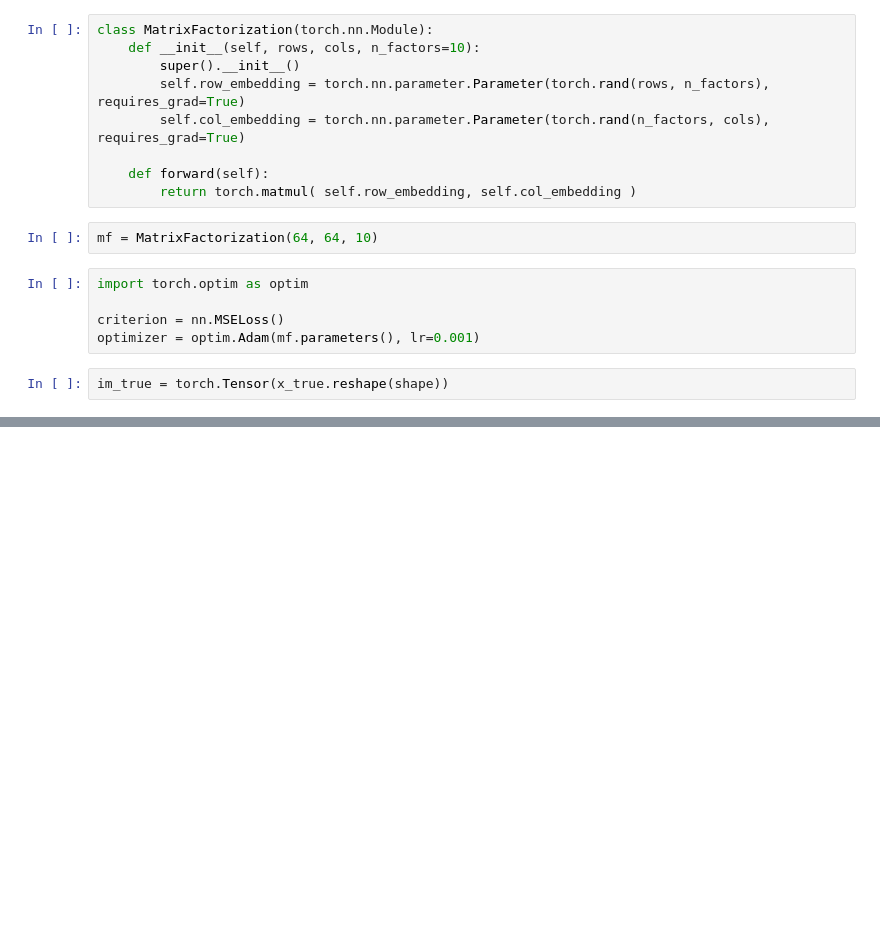
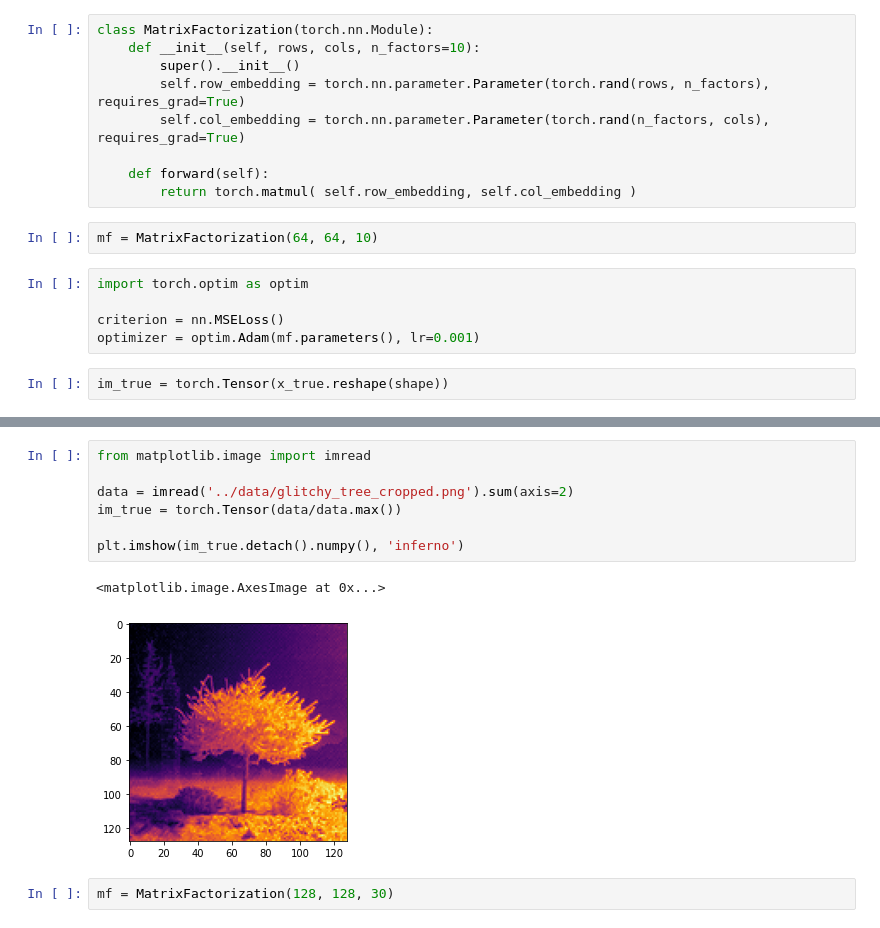
Before and after one commit to crsanderford/apm-598-inverse-problems, a Jupyter notebook: notebooks/project_demo.ipynb, the cells around one changed output, grey strips where cells are left out. Cells and saved outputs as stored; diff of their text form; blank space fills up the shorter version.

```diff
--- a/notebooks/project_demo.ipynb
+++ b/notebooks/project_demo.ipynb
@@ -87,0 +88,12 @@ plt.imshow( (mf.row_embedding @ mf.col_embedding).detach().numpy() , cmap='Greys
+# %%
+from matplotlib.image import imread
+
+data = imread('../data/glitchy_tree_cropped.png').sum(axis=2)
+im_true = torch.Tensor(data/data.max())
+
+plt.imshow(im_true.detach().numpy(), 'inferno')
+# %% [output]
+<matplotlib.image.AxesImage at 0x...>
+[figure, added]
+# %%
+mf = MatrixFactorization(128, 128, 30)
```
Also changed, not shown: parts of 8 cells of this notebook.
